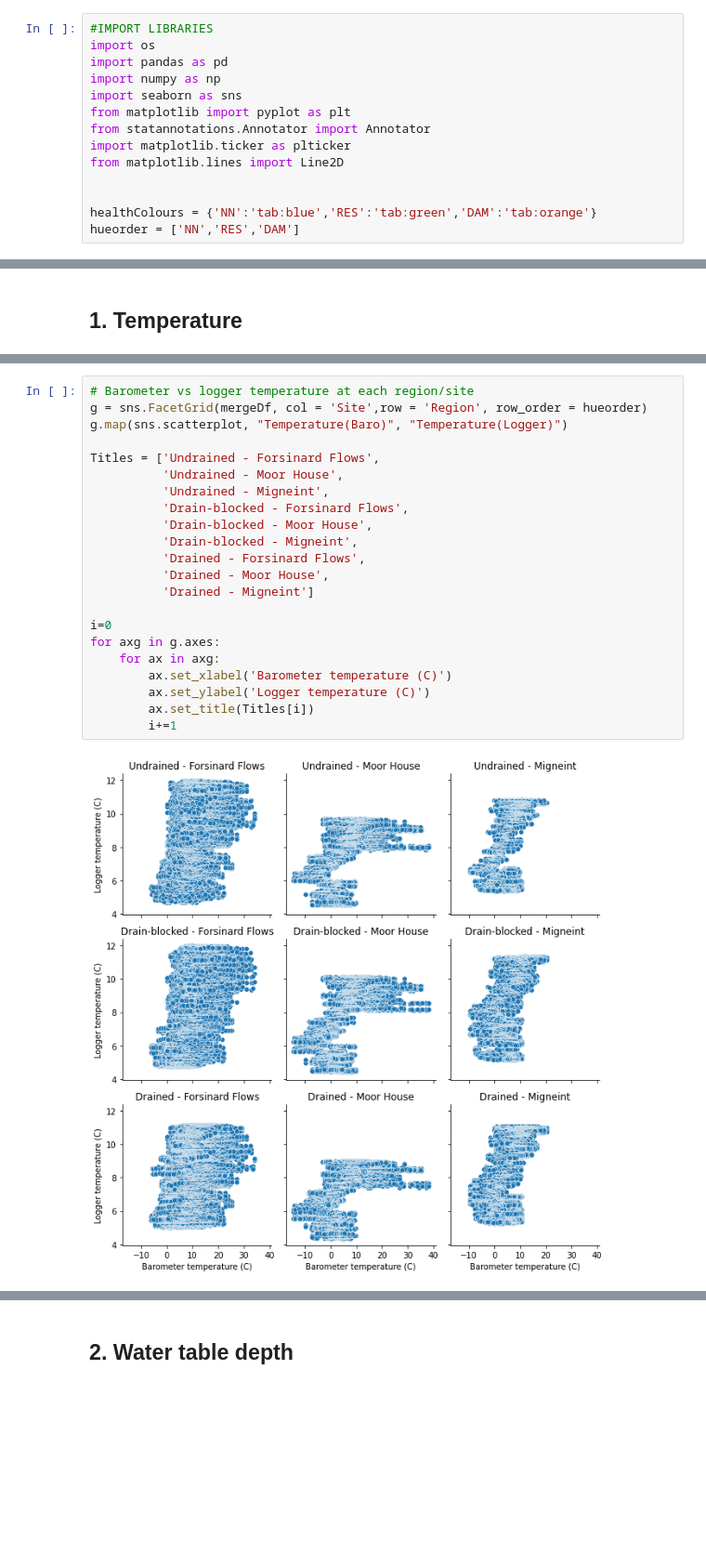
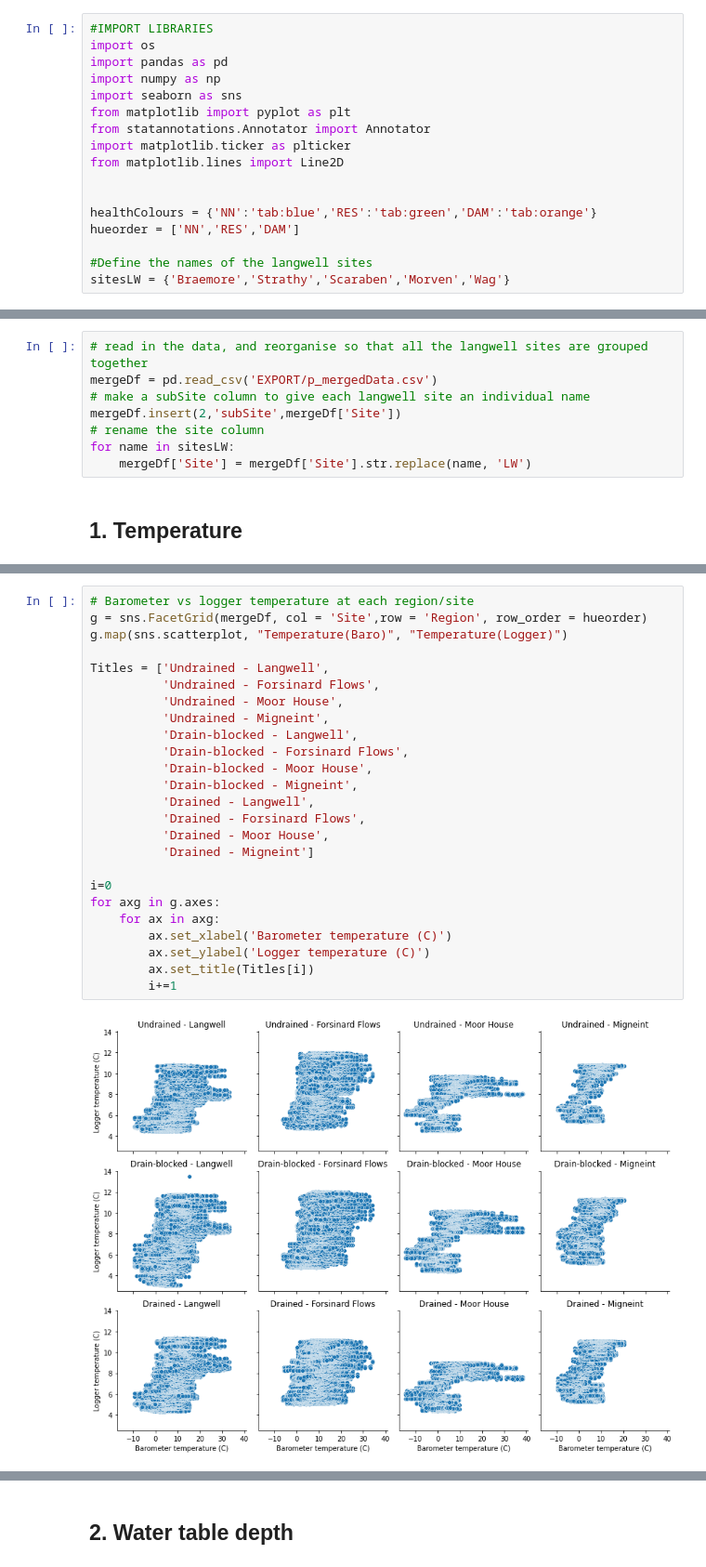
Before and after one commit to NBellGroup/water-loggers, a Jupyter notebook: visualisation.ipynb, the cells around one changed output, grey strips where cells are left out. Shown at 93% size. Saved outputs shown, nothing was run; the diff lists cells and outputs as text; blank space fills up the shorter version.

Commit message:
Langwell data

```diff
--- a/visualisation.ipynb
+++ b/visualisation.ipynb
@@ -14,3 +14,6 @@ from matplotlib.lines import Line2D
 
 healthColours = {'NN':'tab:blue','RES':'tab:green','DAM':'tab:orange'}
 hueorder = ['NN','RES','DAM']
+
+#Define the names of the langwell sites
+sitesLW = {'Braemore','Strathy','Scaraben','Morven','Wag'}
@@ -31,3 +20,11 @@ mergeDf.describe()
+# %%
+# read in the data, and reorganise so that all the langwell sites are grouped together
+mergeDf = pd.read_csv('EXPORT/p_mergedData.csv')
+# make a subSite column to give each langwell site an individual name
+mergeDf.insert(2,'subSite',mergeDf['Site'])
+# rename the site column
+for name in sitesLW:
+    mergeDf['Site'] = mergeDf['Site'].str.replace(name, 'LW')
 # %% [markdown]
 ## 1. Temperature
 # %%
@@ -84,27 +81,30 @@ Text(0, 0.5, 'Temperature (C)')
 # %%
 # Barometer vs logger temperature at each region/site
 g = sns.FacetGrid(mergeDf, col = 'Site',row = 'Region', row_order = hueorder)
 g.map(sns.scatterplot, "Temperature(Baro)", "Temperature(Logger)")
 
-Titles = ['Undrained - Forsinard Flows',
+Titles = ['Undrained - Langwell',
+          'Undrained - Forsinard Flows',
           'Undrained - Moor House',
           'Undrained - Migneint',
+          'Drain-blocked - Langwell',
           'Drain-blocked - Forsinard Flows',
           'Drain-blocked - Moor House',
           'Drain-blocked - Migneint',
+          'Drained - Langwell',
           'Drained - Forsinard Flows',
           'Drained - Moor House',
           'Drained - Migneint']
 
 i=0
 for axg in g.axes:
     for ax in axg:
         ax.set_xlabel('Barometer temperature (C)')
         ax.set_ylabel('Logger temperature (C)')
         ax.set_title(Titles[i])
         i+=1
 # %% [output]
-[figure, old version]
+[figure, new version]
 # %%
 # Logger temperature at each region/site
 healthColours = {'NN':'tab:blue','RES':'tab:green','DAM':'tab:orange'}
```
Also changed, not shown: parts of 24 cells of this notebook, 56 other files.
